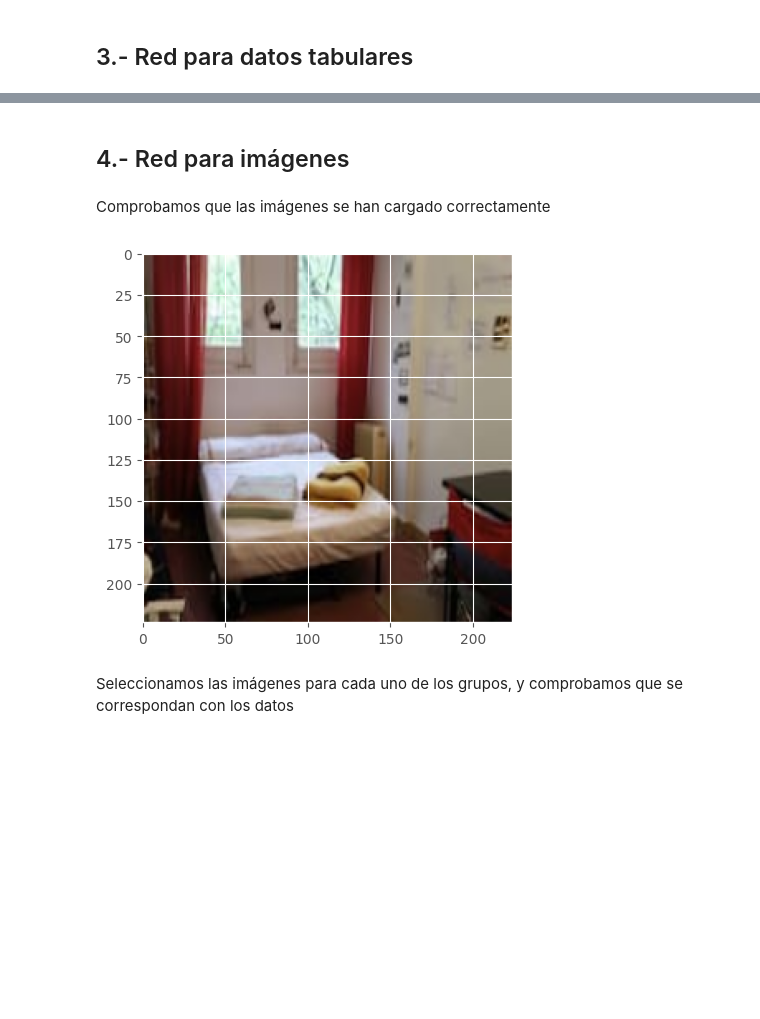
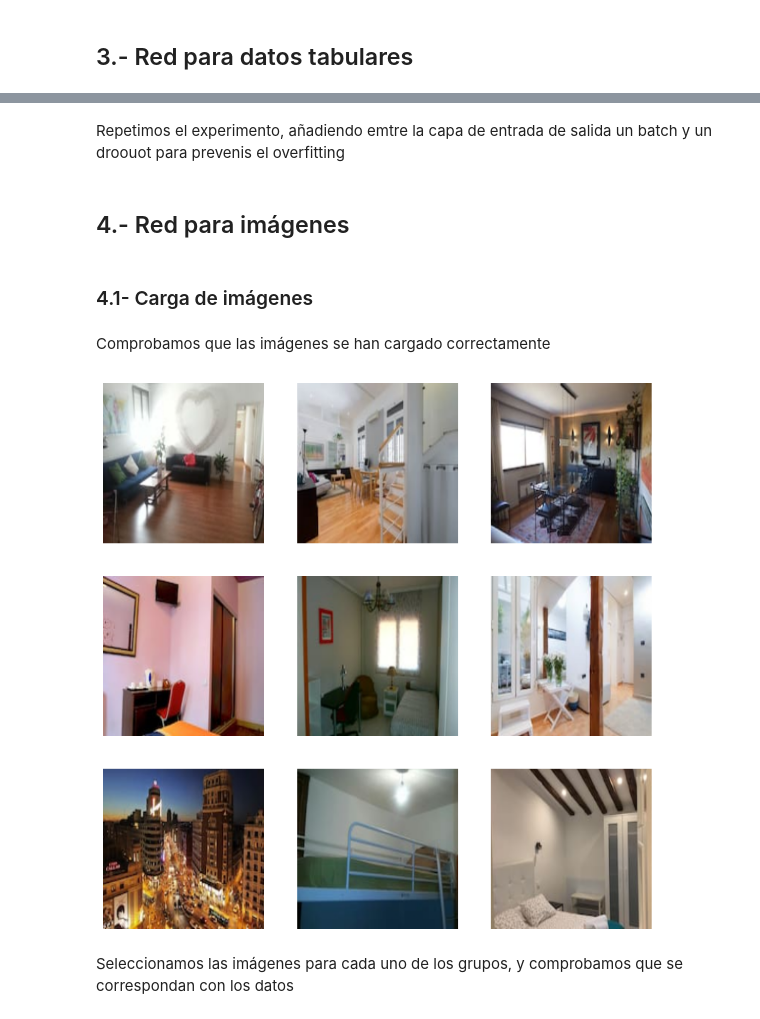
Before and after one commit to alextaboada/keepcoding-deep-learning, a Jupyter notebook: practicaAlejandroTaboada.ipynb, the cells around one changed output, grey strips where cells are left out. Cells and saved outputs as stored; diff of their text form; code cells hidden in the pictures; blank space fills up the shorter version.

```diff
--- a/practicaAlejandroTaboada.ipynb
+++ b/practicaAlejandroTaboada.ipynb
@@ -343,13 +363,21 @@ Test Loss: [0.05338875204324722, 0.05338875204324722]
+# %% [markdown]
+Repetimos el experimento, añadiendo emtre la capa de entrada de salida un batch y un droouot para prevenis el overfitting
 # %% [markdown]
 ## 4.- Red para imágenes
+# %% [markdown]
+### 4.1- Carga de imágenes
 # %% [markdown]
 Comprobamos que las imágenes se han cargado correctamente
 # %%
 images = np.load("images.npy")
-plt.imshow(images[3])
+plt.figure(figsize=(10,10))
+for i in range(9):
+    plt.subplot(3,3,i+1)
+    plt.imshow(images[i])
+    plt.axis('off')
 plt.show()
 # %% [output]
-[figure, old version]
+[figure, new version]
 # %% [markdown]
 Seleccionamos las imágenes para cada uno de los grupos, y comprobamos que se correspondan con los datos
 # %%
```
Also changed, not shown: parts of 37 cells of this notebook.
